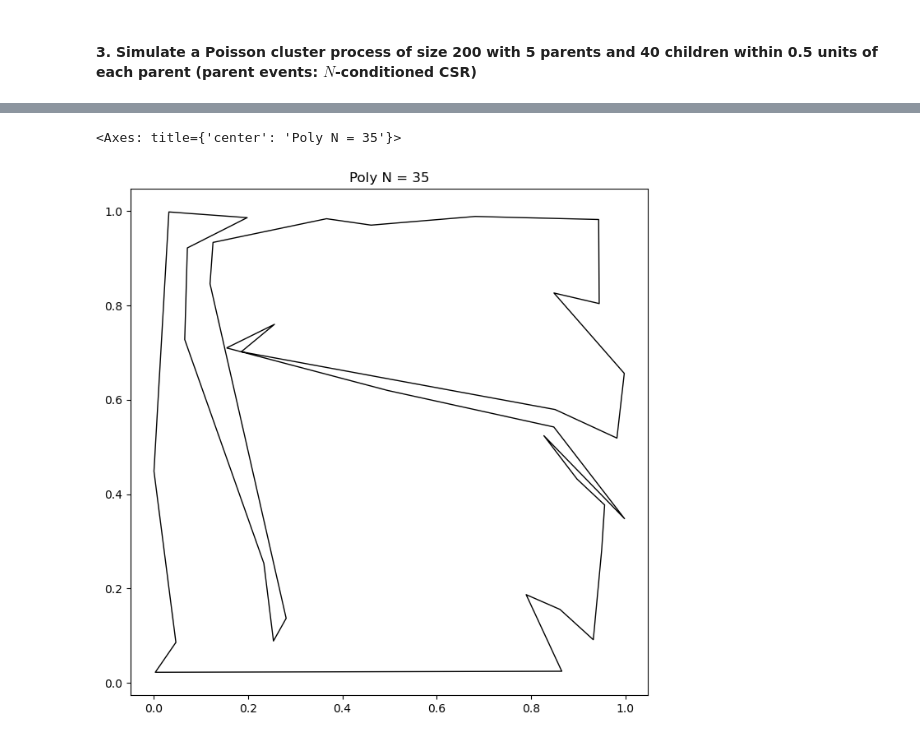
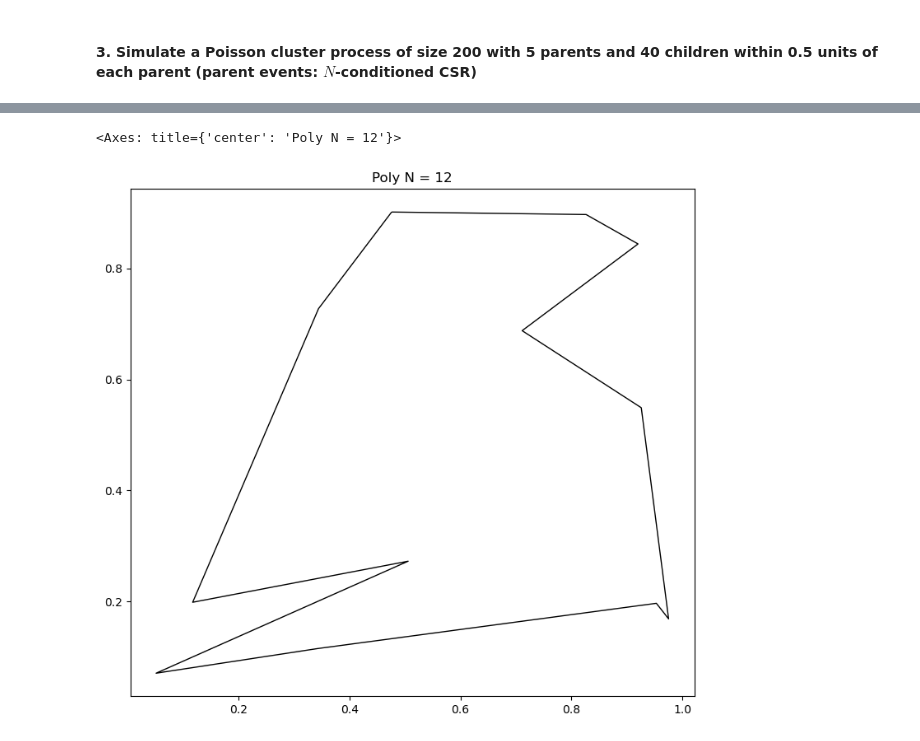
Before and after one commit to paddeaux/osm-poly-query, a Jupyter notebook: process.ipynb, the cells around one changed output, grey strips where cells are left out. Cells and saved outputs as stored; diff of their text form; code cells hidden in the pictures.

```diff
--- a/process.ipynb
+++ b/process.ipynb
@@ -202,36 +202,36 @@ def get_edges(poly):
 
 def new_polygon(poly_old):
     poly_found = False
     while(not poly_found):
         # generate new vertex candidate P
         P = new_vertex(poly_old)
         edges_old = get_edges(poly_old)
         verts = list(poly_old.exterior.coords)[:-1]
         for i, x in enumerate(verts):
             verts_temp = verts.copy()
             verts_temp.insert(i,P.coords[0])
             poly_temp = Polygon(verts_temp)
             edges_new = [x for x in get_edges(poly_temp) if x not in edges_old]
             edge_intersect = [y for x in edges_new for y in edges_old if x.intersects(y)]
             if(len(edge_intersect) <= 4):
                 return poly_temp
 
 def polygon_n(n=3):
     poly = triangle()
     for i in range(n-3):
         poly = new_polygon(poly)
     return poly
 
-n = 35
+n = 12
 poly_new = polygon_n(n)
 
 fig, ax = plt.subplots(1,1, figsize=(10,8))
 
 ax.set_title(f"Poly N = {n}")
 gpd.GeoSeries(poly_new).plot(ax=ax, edgecolor='black', facecolor='none')
 # %% [output]
-<Axes: title={'center': 'Poly N = 35'}>
+<Axes: title={'center': 'Poly N = 12'}>
-[figure, old version]
+[figure, new version]
 # %%
 fig, ax = plt.subplots(1,1, figsize=(10,8))
 
```
Also changed, not shown: parts of 5 cells of this notebook.
